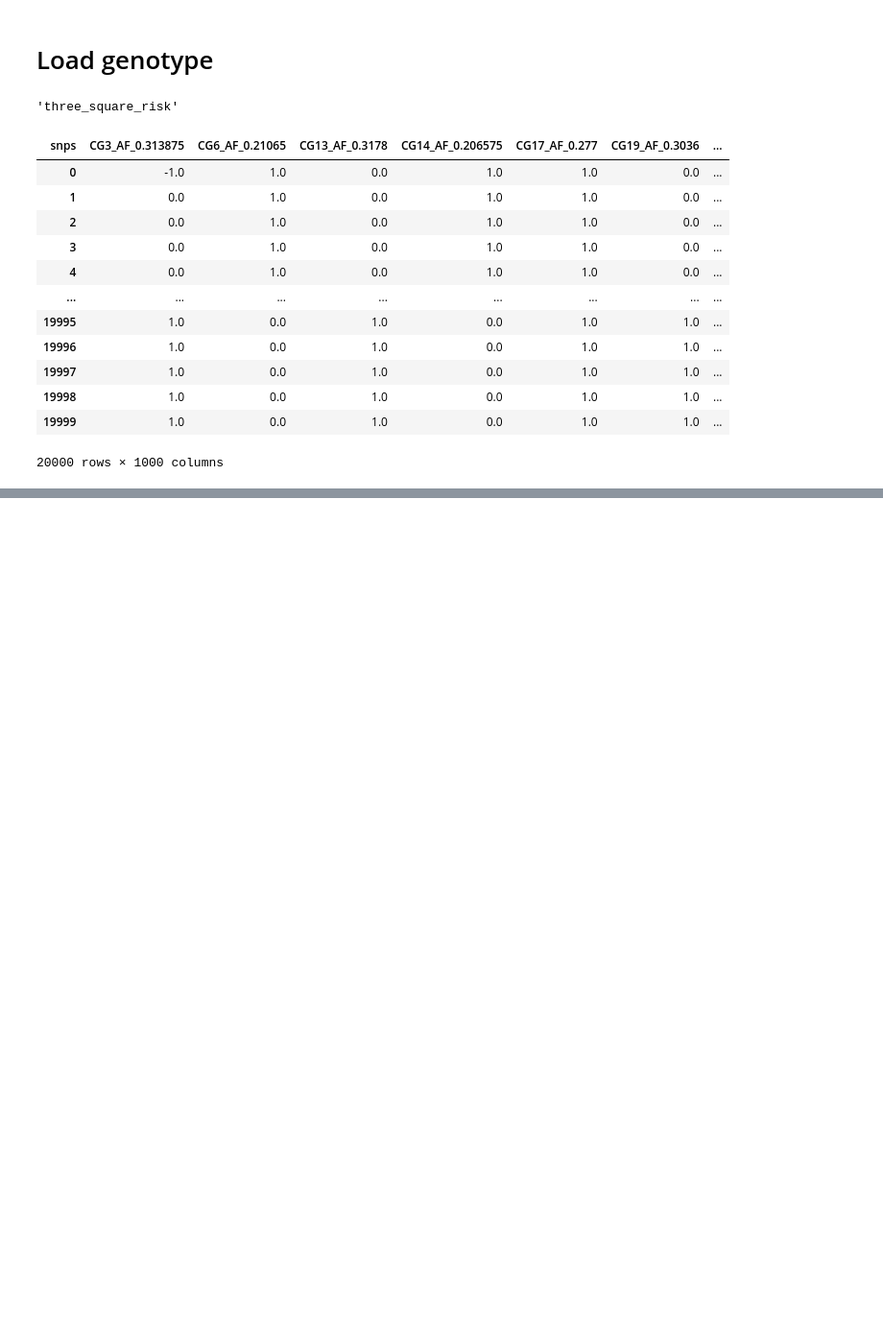
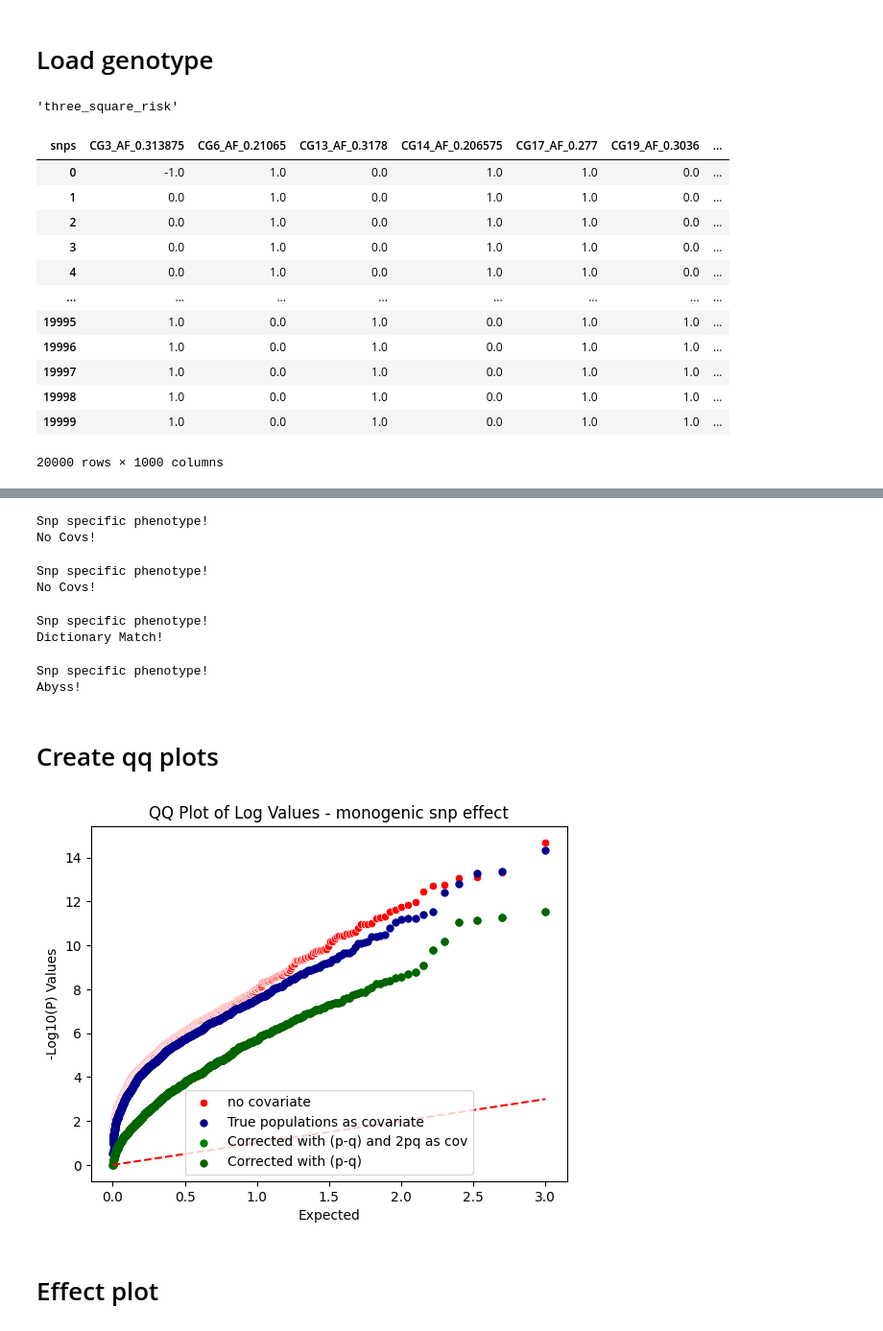
Before and after one commit to mat2m10/abyss_simulation, a Jupyter notebook: 10 Analysis only SNP effect.ipynb, the cells around one changed output, grey strips where cells are left out. Shown at 96% size. Drawn from its saved outputs; the diff is of its cells as text; code cells hidden in the pictures; blank space fills up the shorter version.

```diff
--- a/10 Analysis only SNP effect.ipynb
+++ b/10 Analysis only SNP effect.ipynb
@@ -105,0 +347,12 @@ complete
+# %%
+# Correcting genotype
+df_corrected_geno = manhattan_linear(corrected_complete, phenos_mono)
+# %% [output]
+Snp specific phenotype!
+No Covs!
+# %%
+# correcting phenotype
+df_corrected_pheno = manhattan_linear(complete, pheno_corrected)
+# %% [output]
+Snp specific phenotype!
+No Covs!
@@ -105,0 +368,12 @@ complete
+# %%
+df_p_q_2pq_covs = manhattan_linear(complete, phenos_mono, covariate_dictionary)
+# %% [output]
+Snp specific phenotype!
+Dictionary Match!
+# %%
+df_p_q_covs = manhattan_linear(complete, phenos_mono, true_p2s - true_q2s)
+# %% [output]
+Snp specific phenotype!
+Abyss!
+# %% [markdown]
+# Create qq plots
@@ -105,0 +389,45 @@ complete
+# %%
+# Find the maximum value in the DataFrame excluding inf and NaN
+max_value = df_bests.replace([np.inf, -np.inf], np.nan).max().max()
+
+# Replace inf values with the maximum value found
+df_bests.replace([np.inf, -np.inf], max_value, inplace=True)
+
+# Replace NaN values with the maximum value found
+df_bests.fillna(max_value, inplace=True)
+n = len(df_bests)
+expected_quantiles = np.arange(1, n + 1) / n
+expected_logP = np.sort(-np.log10(expected_quantiles))
+df_bests['expected_logP'] = expected_logP
+# %%
+sns.scatterplot(x='expected_logP', y='-logP_no_corr', data=df_bests, color='red', label='no covariate')
+
+sns.scatterplot(x='expected_logP', y='-logP_true_pop', data=df_bests, color='darkblue', label='True populations as covariate', linewidth=0)
+
+#sns.scatterplot(x='expected_logP', y='-logP_corrected_geno_true_mafs', data=df_bests, color='purple', label='Corrected genotype with true MAFs', linewidth=0)
+
+#sns.scatterplot(x='expected_logP', y='-logP_corrected_pheno_true_mafs', data=df_bests, color='pink', label='Corrected phenotype with true MAFs', linewidth=0)
+
+sns.scatterplot(x='expected_logP', y='-logP_pq_2pq_as_cov', data=df_bests, color='green', label='Corrected with (p-q) and 2pq as cov', linewidth=0)
+
+sns.scatterplot(x='expected_logP', y='-logP_pq_as_cov', data=df_bests, color='darkgreen', label='Corrected with (p-q)', linewidth=0)
+
+# Plot diagonal reference line
+plt.plot([min(df_bests['expected_logP']), max(df_bests['expected_logP'])],
+         [min(df_bests['expected_logP']), max(df_bests['expected_logP'])],
+         color='red', linestyle='--')
+
+# Set plot labels and title
+plt.xlabel('Expected')
+plt.ylabel('-Log10(P) Values')
+plt.title(f"QQ Plot of Log Values - monogenic snp effect")
+
+# Show legend
+plt.legend()
+#plt.savefig(f"data/plots/qq_pheno_{name_risk}_iter_{iterations}_G{G}_L{L}_c{c}_k{k}_M{M}.png", dpi=100)
+# Show plot
+plt.show()
+# %% [output]
+[figure, added]
+# %% [markdown]
+# Effect plot
```
Also changed, not shown: parts of 24 cells of this notebook, 1 other file.
